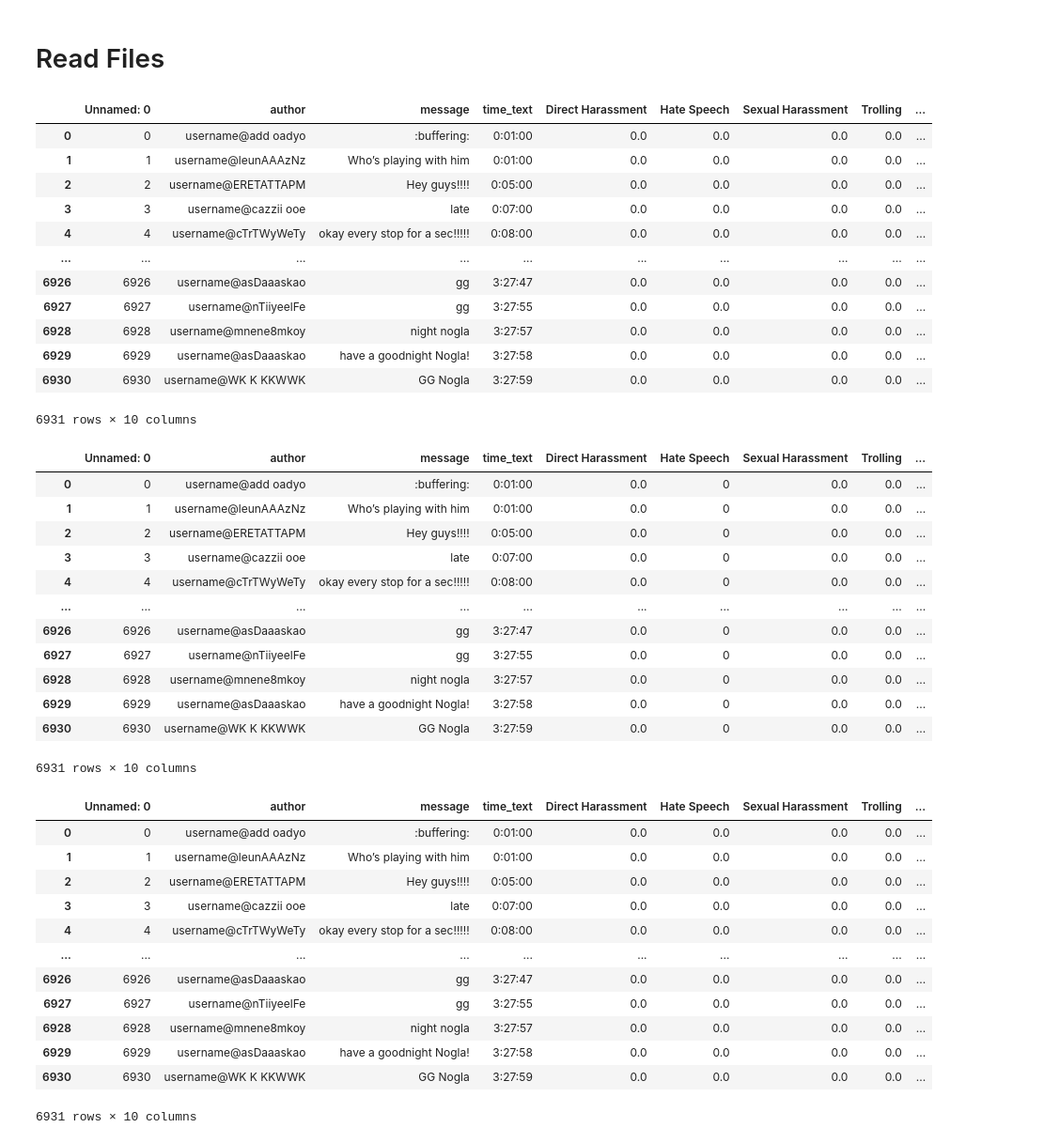
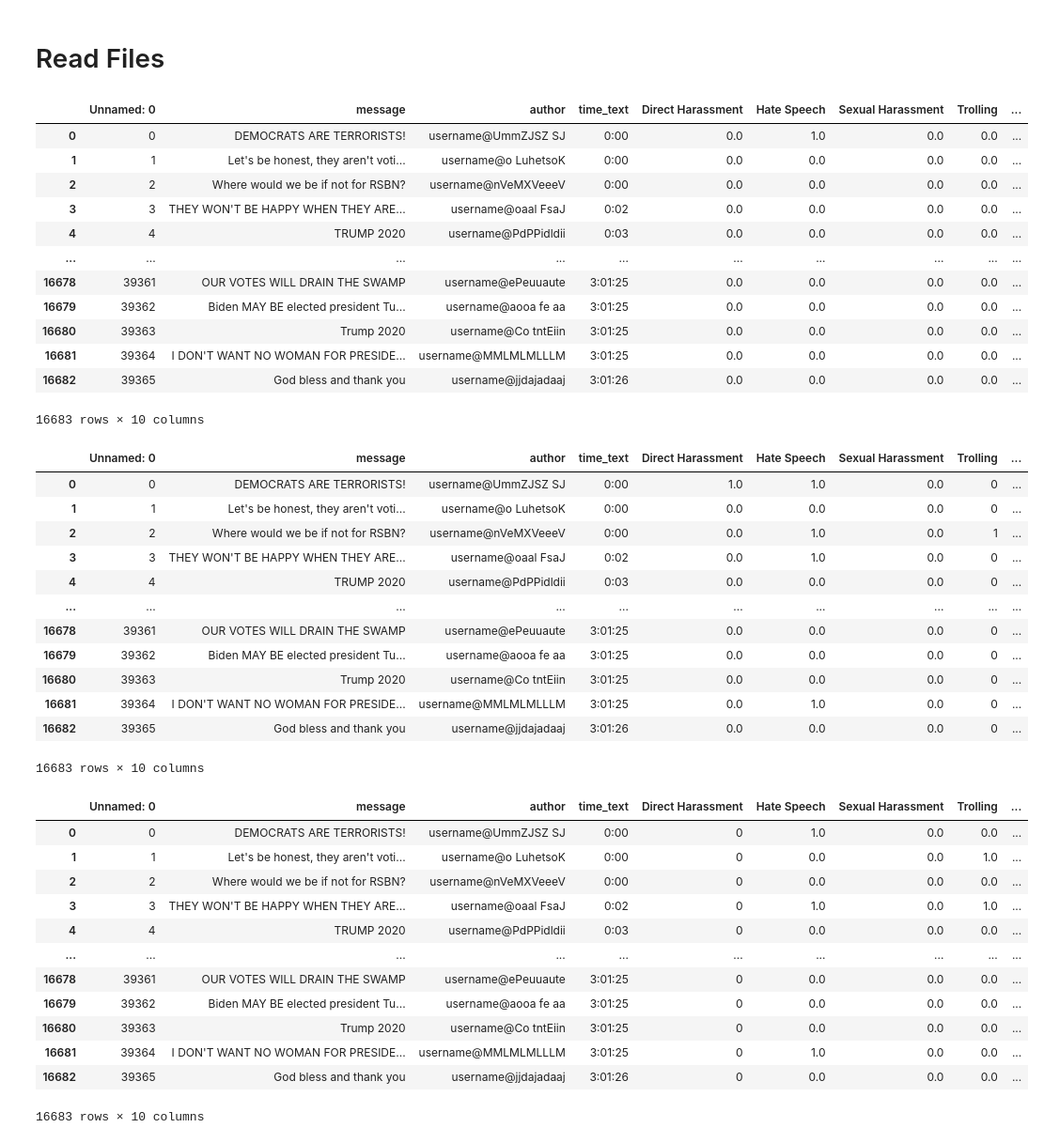
Before and after one commit to feebeef/Twitch-Chat-Log-Toxicity-Analysis, a Jupyter notebook: kappaPerVideo.ipynb, the cells around one changed output. Shown: that part at 94% size. Saved outputs shown, nothing was run; the diff lists cells and outputs as text; code cells hidden in the pictures.

```diff
--- a/kappaPerVideo.ipynb
+++ b/kappaPerVideo.ipynb
@@ -8,62 +8,62 @@ import matplotlib.pyplot as plt
 # %% [markdown]
 # Read Files
 # %%
-os.chdir(r"D:\Programs\Jupyter Notebooks\Thesis RIP Scripts\Annotations\nogla0\AnnotatorA") # CHANGE VALUE PER BATCH
+os.chdir(r"D:\Programs\Jupyter Notebooks\Thesis RIP Scripts\Annotations\usanews0\AnnotatorA") # CHANGE VALUE PER BATCH
 coder1 = pd.read_csv('annotatorA.csv')
 coder1 = coder1.replace(r'^\s*$', np.NaN, regex=True)
 coder1.fillna(0)
 # %% [output]
-|  | Unnamed: 0 | author | message | time_text | Direct Harassment | Hate Speech | Sexual Harassment | Trolling | ... |
-| 0 | 0 | username@add oadyo | :buffering: | 0:01:00 | 0.0 | 0.0 | 0.0 | 0.0 | ... |
-| 1 | 1 | username@leunAAAzNz | Who’s playing with him | 0:01:00 | 0.0 | 0.0 | 0.0 | 0.0 | ... |
-| 2 | 2 | username@ERETATTAPM | Hey guys!!!! | 0:05:00 | 0.0 | 0.0 | 0.0 | 0.0 | ... |
-| 3 | 3 | username@cazzii ooe | late | 0:07:00 | 0.0 | 0.0 | 0.0 | 0.0 | ... |
-| 4 | 4 | username@cTrTWyWeTy | okay every stop for a sec!!!!! | 0:08:00 | 0.0 | 0.0 | 0.0 | 0.0 | ... |
+|  | Unnamed: 0 | message | author | time_text | Direct Harassment | Hate Speech | Sexual Harassment | Trolling | ... |
+| 0 | 0 | DEMOCRATS ARE TERRORISTS! | username@UmmZJSZ SJ | 0:00 | 0.0 | 1.0 | 0.0 | 0.0 | ... |
+| 1 | 1 | Let's be honest, they aren't voti... | username@o LuhetsoK | 0:00 | 0.0 | 0.0 | 0.0 | 0.0 | ... |
+| 2 | 2 | Where would we be if not for RSBN? | username@nVeMXVeeeV | 0:00 | 0.0 | 0.0 | 0.0 | 0.0 | ... |
+| 3 | 3 | THEY WON'T BE HAPPY WHEN THEY ARE... | username@oaal FsaJ | 0:02 | 0.0 | 0.0 | 0.0 | 0.0 | ... |
+| 4 | 4 | TRUMP 2020 | username@PdPPidldii | 0:03 | 0.0 | 0.0 | 0.0 | 0.0 | ... |
 | ... | ... | ... | ... | ... | ... | ... | ... | ... | ... |
-| 6926 | 6926 | username@asDaaaskao | gg | 3:27:47 | 0.0 | 0.0 | 0.0 | 0.0 | ... |
-| 6927 | 6927 | username@nTiiyeelFe | gg | 3:27:55 | 0.0 | 0.0 | 0.0 | 0.0 | ... |
-| 6928 | 6928 | username@mnene8mkoy | night nogla | 3:27:57 | 0.0 | 0.0 | 0.0 | 0.0 | ... |
-| 6929 | 6929 | username@asDaaaskao | have a goodnight Nogla! | 3:27:58 | 0.0 | 0.0 | 0.0 | 0.0 | ... |
-| 6930 | 6930 | username@WK K KKWWK | GG Nogla | 3:27:59 | 0.0 | 0.0 | 0.0 | 0.0 | ... |
+| 16678 | 39361 | OUR VOTES WILL DRAIN THE SWAMP | username@ePeuuaute | 3:01:25 | 0.0 | 0.0 | 0.0 | 0.0 | ... |
+| 16679 | 39362 | Biden MAY BE elected president Tu... | username@aooa fe aa | 3:01:25 | 0.0 | 0.0 | 0.0 | 0.0 | ... |
+| 16680 | 39363 | Trump 2020 | username@Co tntEiin | 3:01:25 | 0.0 | 0.0 | 0.0 | 0.0 | ... |
+| 16681 | 39364 | I DON'T WANT NO WOMAN FOR PRESIDE... | username@MMLMLMLLLM | 3:01:25 | 0.0 | 0.0 | 0.0 | 0.0 | ... |
+| 16682 | 39365 | God bless and thank you | username@jjdajadaaj | 3:01:26 | 0.0 | 0.0 | 0.0 | 0.0 | ... |
-6931 rows × 10 columns
+16683 rows × 10 columns
 # %%
-os.chdir(r"D:\Programs\Jupyter Notebooks\Thesis RIP Scripts\Annotations\nogla0\AnnotatorB") # CHANGE VALUE PER BATCH
+os.chdir(r"D:\Programs\Jupyter Notebooks\Thesis RIP Scripts\Annotations\usanews0\AnnotatorB") # CHANGE VALUE PER BATCH
 coder2 = pd.read_csv('annotatorB.csv')
 coder2 = coder2.replace(r'^\s*$', np.NaN, regex=True)
 coder2.fillna(0)
 # %% [output]
-|  | Unnamed: 0 | author | message | time_text | Direct Harassment | Hate Speech | Sexual Harassment | Trolling | ... |
-| 0 | 0 | username@add oadyo | :buffering: | 0:01:00 | 0.0 | 0 | 0.0 | 0.0 | ... |
-| 1 | 1 | username@leunAAAzNz | Who’s playing with him | 0:01:00 | 0.0 | 0 | 0.0 | 0.0 | ... |
-| 2 | 2 | username@ERETATTAPM | Hey guys!!!! | 0:05:00 | 0.0 | 0 | 0.0 | 0.0 | ... |
-| 3 | 3 | username@cazzii ooe | late | 0:07:00 | 0.0 | 0 | 0.0 | 0.0 | ... |
-| 4 | 4 | username@cTrTWyWeTy | okay every stop for a sec!!!!! | 0:08:00 | 0.0 | 0 | 0.0 | 0.0 | ... |
+|  | Unnamed: 0 | message | author | time_text | Direct Harassment | Hate Speech | Sexual Harassment | Trolling | ... |
+| 0 | 0 | DEMOCRATS ARE TERRORISTS! | username@UmmZJSZ SJ | 0:00 | 1.0 | 1.0 | 0.0 | 0 | ... |
+| 1 | 1 | Let's be honest, they aren't voti... | username@o LuhetsoK | 0:00 | 0.0 | 0.0 | 0.0 | 0 | ... |
+| 2 | 2 | Where would we be if not for RSBN? | username@nVeMXVeeeV | 0:00 | 0.0 | 1.0 | 0.0 | 1 | ... |
+| 3 | 3 | THEY WON'T BE HAPPY WHEN THEY ARE... | username@oaal FsaJ | 0:02 | 0.0 | 1.0 | 0.0 | 0 | ... |
+| 4 | 4 | TRUMP 2020 | username@PdPPidldii | 0:03 | 0.0 | 0.0 | 0.0 | 0 | ... |
 | ... | ... | ... | ... | ... | ... | ... | ... | ... | ... |
-| 6926 | 6926 | username@asDaaaskao | gg | 3:27:47 | 0.0 | 0 | 0.0 | 0.0 | ... |
-| 6927 | 6927 | username@nTiiyeelFe | gg | 3:27:55 | 0.0 | 0 | 0.0 | 0.0 | ... |
-| 6928 | 6928 | username@mnene8mkoy | night nogla | 3:27:57 | 0.0 | 0 | 0.0 | 0.0 | ... |
-| 6929 | 6929 | username@asDaaaskao | have a goodnight Nogla! | 3:27:58 | 0.0 | 0 | 0.0 | 0.0 | ... |
-| 6930 | 6930 | username@WK K KKWWK | GG Nogla | 3:27:59 | 0.0 | 0 | 0.0 | 0.0 | ... |
+| 16678 | 39361 | OUR VOTES WILL DRAIN THE SWAMP | username@ePeuuaute | 3:01:25 | 0.0 | 0.0 | 0.0 | 0 | ... |
+| 16679 | 39362 | Biden MAY BE elected president Tu... | username@aooa fe aa | 3:01:25 | 0.0 | 0.0 | 0.0 | 0 | ... |
+| 16680 | 39363 | Trump 2020 | username@Co tntEiin | 3:01:25 | 0.0 | 0.0 | 0.0 | 0 | ... |
+| 16681 | 39364 | I DON'T WANT NO WOMAN FOR PRESIDE... | username@MMLMLMLLLM | 3:01:25 | 0.0 | 1.0 | 0.0 | 0 | ... |
+| 16682 | 39365 | God bless and thank you | username@jjdajadaaj | 3:01:26 | 0.0 | 0.0 | 0.0 | 0 | ... |
-6931 rows × 10 columns
+16683 rows × 10 columns
 # %%
-os.chdir(r"D:\Programs\Jupyter Notebooks\Thesis RIP Scripts\Annotations\nogla0\AnnotatorC") # CHANGE VALUE PER BATCH
+os.chdir(r"D:\Programs\Jupyter Notebooks\Thesis RIP Scripts\Annotations\usanews0\AnnotatorC") # CHANGE VALUE PER BATCH
 coder3 = pd.read_csv('annotatorC.csv')
 coder3 = coder3.replace(r'^\s*$', np.NaN, regex=True)
 coder3.fillna(0)
 # %% [output]
-|  | Unnamed: 0 | author | message | time_text | Direct Harassment | Hate Speech | Sexual Harassment | Trolling | ... |
-| 0 | 0 | username@add oadyo | :buffering: | 0:01:00 | 0.0 | 0.0 | 0.0 | 0.0 | ... |
-| 1 | 1 | username@leunAAAzNz | Who’s playing with him | 0:01:00 | 0.0 | 0.0 | 0.0 | 0.0 | ... |
-| 2 | 2 | username@ERETATTAPM | Hey guys!!!! | 0:05:00 | 0.0 | 0.0 | 0.0 | 0.0 | ... |
-| 3 | 3 | username@cazzii ooe | late | 0:07:00 | 0.0 | 0.0 | 0.0 | 0.0 | ... |
-| 4 | 4 | username@cTrTWyWeTy | okay every stop for a sec!!!!! | 0:08:00 | 0.0 | 0.0 | 0.0 | 0.0 | ... |
+|  | Unnamed: 0 | message | author | time_text | Direct Harassment | Hate Speech | Sexual Harassment | Trolling | ... |
+| 0 | 0 | DEMOCRATS ARE TERRORISTS! | username@UmmZJSZ SJ | 0:00 | 0 | 1.0 | 0.0 | 0.0 | ... |
+| 1 | 1 | Let's be honest, they aren't voti... | username@o LuhetsoK | 0:00 | 0 | 0.0 | 0.0 | 1.0 | ... |
+| 2 | 2 | Where would we be if not for RSBN? | username@nVeMXVeeeV | 0:00 | 0 | 0.0 | 0.0 | 0.0 | ... |
+| 3 | 3 | THEY WON'T BE HAPPY WHEN THEY ARE... | username@oaal FsaJ | 0:02 | 0 | 1.0 | 0.0 | 1.0 | ... |
+| 4 | 4 | TRUMP 2020 | username@PdPPidldii | 0:03 | 0 | 0.0 | 0.0 | 0.0 | ... |
 | ... | ... | ... | ... | ... | ... | ... | ... | ... | ... |
-| 6926 | 6926 | username@asDaaaskao | gg | 3:27:47 | 0.0 | 0.0 | 0.0 | 0.0 | ... |
-| 6927 | 6927 | username@nTiiyeelFe | gg | 3:27:55 | 0.0 | 0.0 | 0.0 | 0.0 | ... |
-| 6928 | 6928 | username@mnene8mkoy | night nogla | 3:27:57 | 0.0 | 0.0 | 0.0 | 0.0 | ... |
-| 6929 | 6929 | username@asDaaaskao | have a goodnight Nogla! | 3:27:58 | 0.0 | 0.0 | 0.0 | 0.0 | ... |
-| 6930 | 6930 | username@WK K KKWWK | GG Nogla | 3:27:59 | 0.0 | 0.0 | 0.0 | 0.0 | ... |
+| 16678 | 39361 | OUR VOTES WILL DRAIN THE SWAMP | username@ePeuuaute | 3:01:25 | 0 | 0.0 | 0.0 | 0.0 | ... |
+| 16679 | 39362 | Biden MAY BE elected president Tu... | username@aooa fe aa | 3:01:25 | 0 | 0.0 | 0.0 | 0.0 | ... |
+| 16680 | 39363 | Trump 2020 | username@Co tntEiin | 3:01:25 | 0 | 0.0 | 0.0 | 0.0 | ... |
+| 16681 | 39364 | I DON'T WANT NO WOMAN FOR PRESIDE... | username@MMLMLMLLLM | 3:01:25 | 0 | 1.0 | 0.0 | 0.0 | ... |
+| 16682 | 39365 | God bless and thank you | username@jjdajadaaj | 3:01:26 | 0 | 0.0 | 0.0 | 0.0 | ... |
-6931 rows × 10 columns
+16683 rows × 10 columns
 # %%
 coder1 = coder1.replace(np.nan,0)
 coder2 = coder2.replace(np.nan,0)
```
Also changed, not shown: parts of 2 cells of this notebook, 38 other files.
